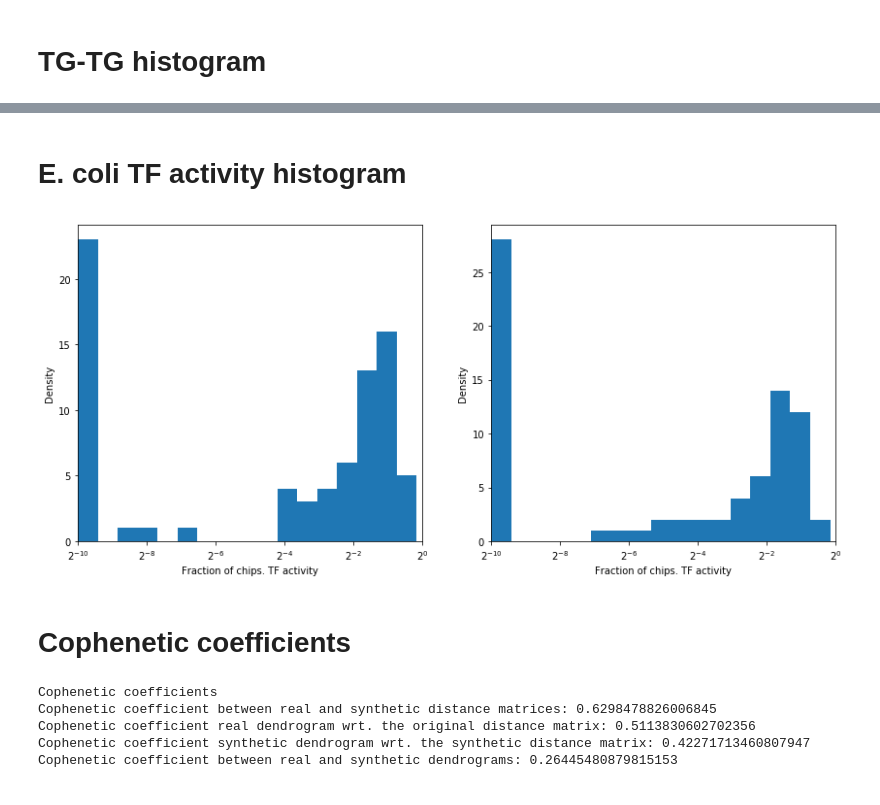
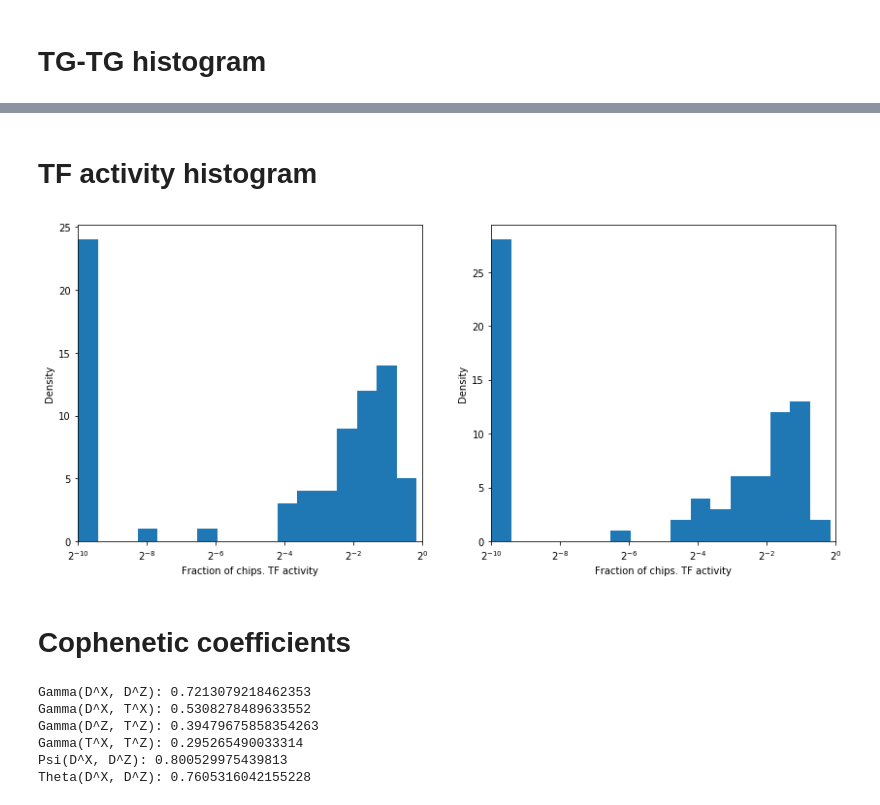
Before and after one commit to rvinas/adversarial-gene-expression, a Jupyter notebook: src/evaluate_data-Copy1.ipynb, the cells around one changed output, grey strips where cells are left out. Drawn from its saved outputs; the diff is of its cells as text; code cells hidden in the pictures.

```diff
--- a/src/evaluate_data-Copy1.ipynb
+++ b/src/evaluate_data-Copy1.ipynb
@@ -9,14 +9,19 @@ from clustering import *
 root_gene = 'CRP'
 minimum_evidence = 'weak'
 max_depth = np.inf
-r_expr, gene_symbols, _ = load_data(root_gene=root_gene,
-                            minimum_evidence=minimum_evidence,
-                            max_depth=max_depth)
+r_expr, gene_symbols, sample_names = load_data(root_gene=root_gene,
+                                     minimum_evidence=minimum_evidence,
+                                     max_depth=max_depth)
 
 synthetic_name = 'EColi_n{}_r{}_e{}_d{}'.format(len(gene_symbols), root_gene, minimum_evidence, max_depth)
 s_expr, s_gs = load_synthetic(synthetic_name)
 
 assert (np.array(gene_symbols) == np.array(s_gs)).all()
+
+# Split data into train and test sets
+train_idxs, test_idxs = split_train_test(sample_names)
+expr_train = r_expr[train_idxs, :]
+expr_test = r_expr[test_idxs, :]
 # %% [output]
 Found 4297 genes in datafile
 Found 1208 genes in CRP regulatory network
@@ -83,36 +88,32 @@ plot_difference_histogram(s_tg_tg_corr, s_back_corr, 'TG-TG correlation (synthet
 # %% [markdown]
-# E. coli TF activity histogram
+# TF activity histogram
 # %%
 plt.figure(figsize=(14, 6))
 plt.subplot(121)
-plot_tf_activity_histogram(r_expr, gene_symbols)
+plot_tf_activity_histogram(expr_train, gene_symbols)
 plt.subplot(122)
 plot_tf_activity_histogram(s_expr, gene_symbols)
 # %% [output]
-[figure, old version]
+[figure, new version]
 # %% [markdown]
 # Cophenetic coefficients
-# %%
-print('Cophenetic coefficients')
-ry = 1 - correlations_list(r_expr, r_expr)
-sy = 1 - correlations_list(s_expr, s_expr)
-rl_matrix = hierarchical_clustering(r_expr)
-sl_matrix = hierarchical_clustering(s_expr)
-
-rdist = 1 - upper_diag_list(pearson_correlation(r_expr, r_expr))
-sdist = 1 - upper_diag_list(pearson_correlation(s_expr, s_expr))
-c = pearson_correlation(rdist, sdist)
-print('Cophenetic coefficient between real and synthetic distance matrices: {}'.format(c))
-
-c, d = cophenet(rl_matrix, ry)
-print('Cophenetic coefficient real dendrogram wrt. the original distance matrix: {}'.format(c))
-c, d = cophenet(sl_matrix, sy)
-print('Cophenetic coefficient synthetic dendrogram wrt. the synthetic distance matrix: {}'.format(c))
-c = compare_cophenetic(rl_matrix, sl_matrix)
-print('Cophenetic coefficient between real and synthetic dendrograms: {}'.format(c))
-# %% [output]
-Cophenetic coefficients
-Cophenetic coefficient between real and synthetic distance matrices: 0.6298478826006845
-Cophenetic coefficient real dendrogram wrt. the original distance matrix: 0.5113830602702356
-Cophenetic coefficient synthetic dendrogram wrt. the synthetic distance matrix: 0.42271713460807947
-Cophenetic coefficient between real and synthetic dendrograms: 0.26445480879815153
+# %%
+gamma_dx_dz, gamma_dx_tx, gamma_dz_tz, gamma_tx_tz = gamma_coefficients(expr_train, s_expr)
+print('Gamma(D^X, D^Z): {}'.format(gamma_dx_dz))
+print('Gamma(D^X, T^X): {}'.format(gamma_dx_tx))
+print('Gamma(D^Z, T^Z): {}'.format(gamma_dz_tz))
+print('Gamma(T^X, T^Z): {}'.format(gamma_tx_tz))
+
+r_tf_tg_corr, r_tg_tg_corr = compute_tf_tg_corrs(expr_train, gene_symbols, flat=False)
+s_tf_tg_corr, s_tg_tg_corr = compute_tf_tg_corrs(s_expr, gene_symbols, flat=False)
+psi_dx_dz = psi_coefficient(r_tf_tg_corr, s_tf_tg_corr)
+theta_dx_dz = theta_coefficient(r_tg_tg_corr, s_tg_tg_corr)
+print('Psi(D^X, D^Z): {}'.format(psi_dx_dz))
+print('Theta(D^X, D^Z): {}'.format(theta_dx_dz))
+# %% [output]
+Gamma(D^X, D^Z): 0.7213079218462353
+Gamma(D^X, T^X): 0.5308278489633552
+Gamma(D^Z, T^Z): 0.39479675858354263
+Gamma(T^X, T^Z): 0.295265490033314
+Psi(D^X, D^Z): 0.800529975439813
+Theta(D^X, D^Z): 0.7605316042155228
```
Also changed, not shown: parts of 6 cells of this notebook, 2 other files.
